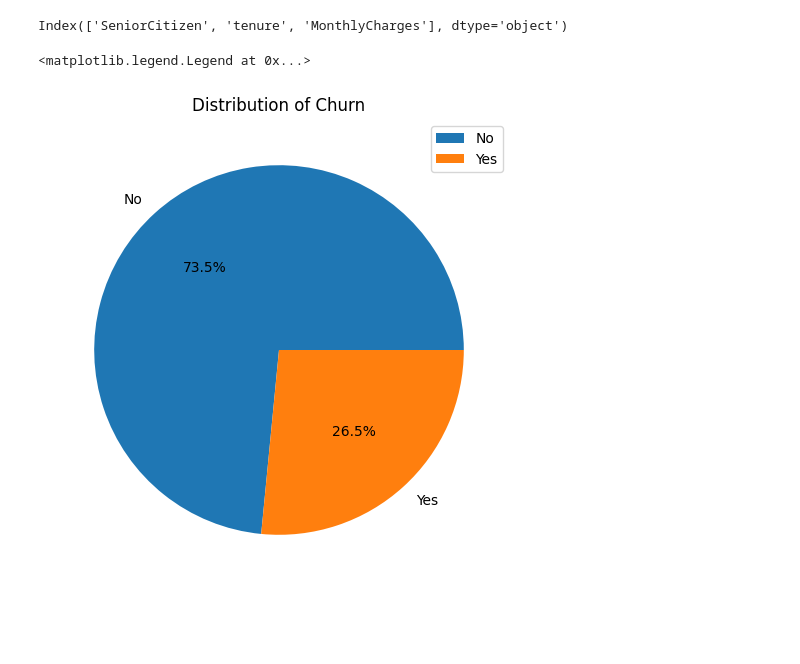
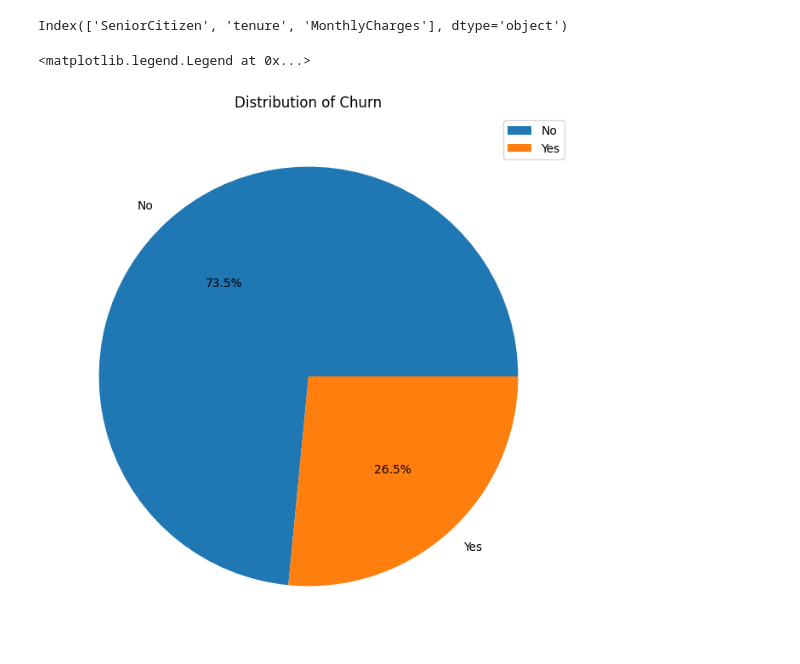
Before and after one commit to elmoujahidayoub171/Customer-Churn-Prediction, a Jupyter notebook: notebooks/eda.ipynb, the cells around one changed output. Saved outputs shown, nothing was run; the diff lists cells and outputs as text; code cells hidden in the pictures; blank space fills up the shorter version.

```diff
--- a/notebooks/eda.ipynb
+++ b/notebooks/eda.ipynb
@@ -82,10 +82,10 @@ import matplotlib.pyplot as plt
 import seaborn as sns
 # %%
 # Distribution of Churn
-plt.figure(figsize=(10, 6))
+plt.figure(figsize=(12, 8))
 plt.pie(data["Churn"].value_counts(), labels = data["Churn"].unique(), autopct = "%1.1f%%")
 plt.title("Distribution of Churn")
 plt.legend(labels=data["Churn"].unique() , loc="upper right")
 # %% [output]
 <matplotlib.legend.Legend at 0x...>
-[figure, old version]
+[figure, new version]
```
Also changed, not shown: parts of 1 cell of this notebook.
